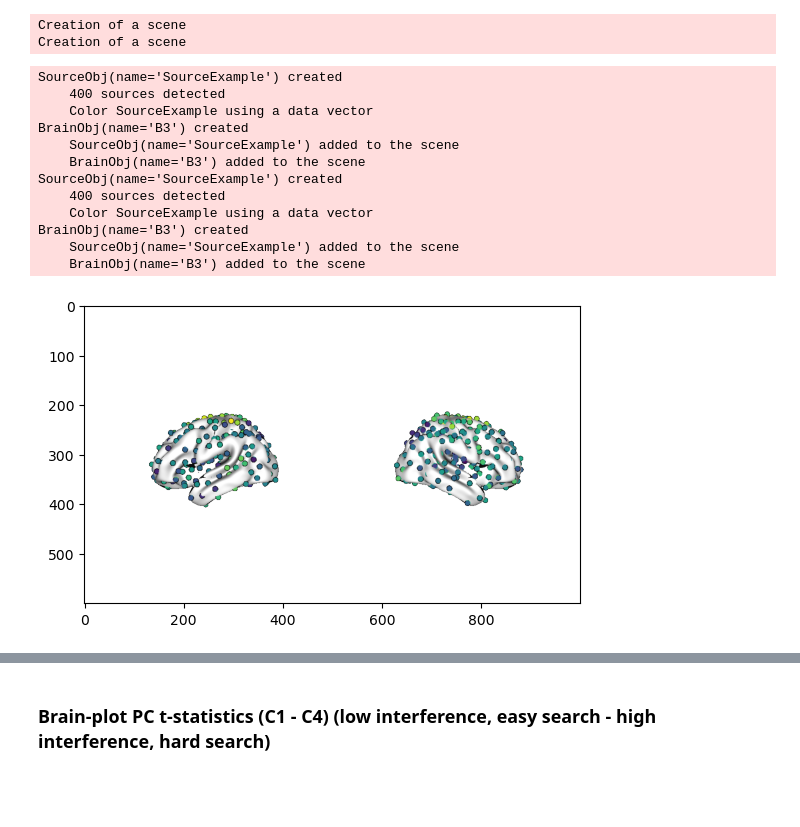
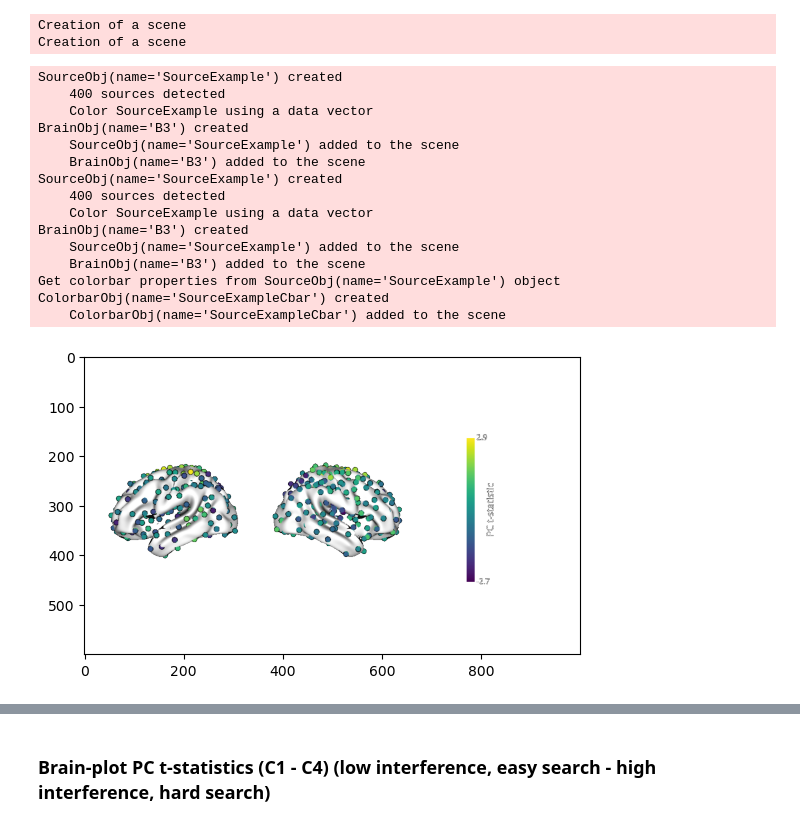
Before and after one commit to LuisA00/Summer_2021_fMRI, a Jupyter notebook: DWM_CorrectForMultipleComparisons_1stPC&WCS.ipynb, the cells around one changed output, grey strips where cells are left out. Saved outputs shown, nothing was run; the diff lists cells and outputs as text; code cells hidden in the pictures; blank space fills up the shorter version.

Commit message:
Added corrections, scaling data and range of coloring nodes.

```diff
--- a/DWM_CorrectForMultipleComparisons_1stPC&WCS.ipynb
+++ b/DWM_CorrectForMultipleComparisons_1stPC&WCS.ipynb
@@ -843,24 +900,28 @@ Creation of a scene
 # %%
 add_B3_to_scene(scene=SC_tt_PC_C1_C3_outer, data=PC_tt_C1_C3["t_statistic"], coords=coordinates, row=0, col=0, hemisphere='both', orientation='left')
 add_B3_to_scene(scene=SC_tt_PC_C1_C3_outer, data=PC_tt_C1_C3["t_statistic"], coords=coordinates, row=0, col=1, hemisphere='both', orientation='right')
+add_CB_to_scene(scene=SC_tt_PC_C1_C3_outer, data=PC_tt_C1_C3["t_statistic"], row=0, col=2, cbtitle="PC t-statistic")
 
 sc_pc_c1_minus_c3_outer = RemoveBackground(SC_tt_PC_C1_C3_outer)
 plt.imshow(sc_pc_c1_minus_c3_outer)
 plt.show()
 # %% [output]
 SourceObj(name='SourceExample') created
     400 sources detected
     Color SourceExample using a data vector
 BrainObj(name='B3') created
     SourceObj(name='SourceExample') added to the scene
     BrainObj(name='B3') added to the scene
 SourceObj(name='SourceExample') created
     400 sources detected
     Color SourceExample using a data vector
 BrainObj(name='B3') created
     SourceObj(name='SourceExample') added to the scene
     BrainObj(name='B3') added to the scene
+Get colorbar properties from SourceObj(name='SourceExample') object
+ColorbarObj(name='SourceExampleCbar') created
+    ColorbarObj(name='SourceExampleCbar') added to the scene
-[figure, old version]
+[figure, new version]
 # %%
 add_B3_to_scene(scene=SC_tt_PC_C1_C3_inner, data=PC_tt_C1_C3["t_statistic"][0:200], coords=coordinates_right, row=0, col=0, hemisphere='right', orientation='left')
 add_B3_to_scene(scene=SC_tt_PC_C1_C3_inner, data=PC_tt_C1_C3["t_statistic"][200:400], coords=coordinates_left, row=0, col=1, hemisphere='left', orientation='right')
```
Also changed, not shown: parts of 34 cells of this notebook, 3 other files.
